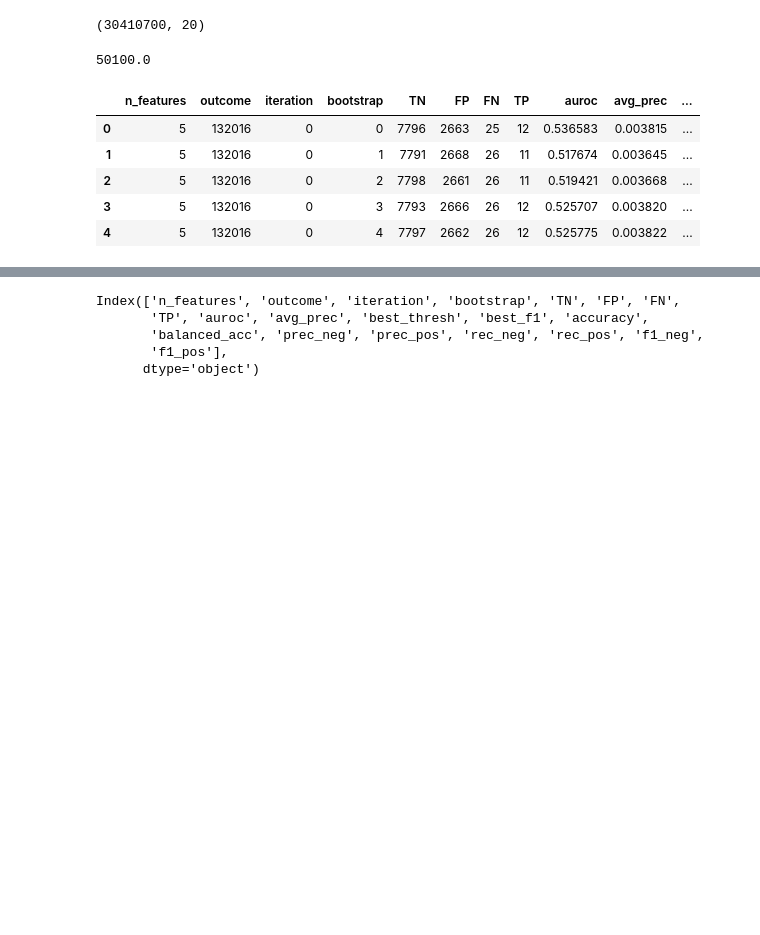
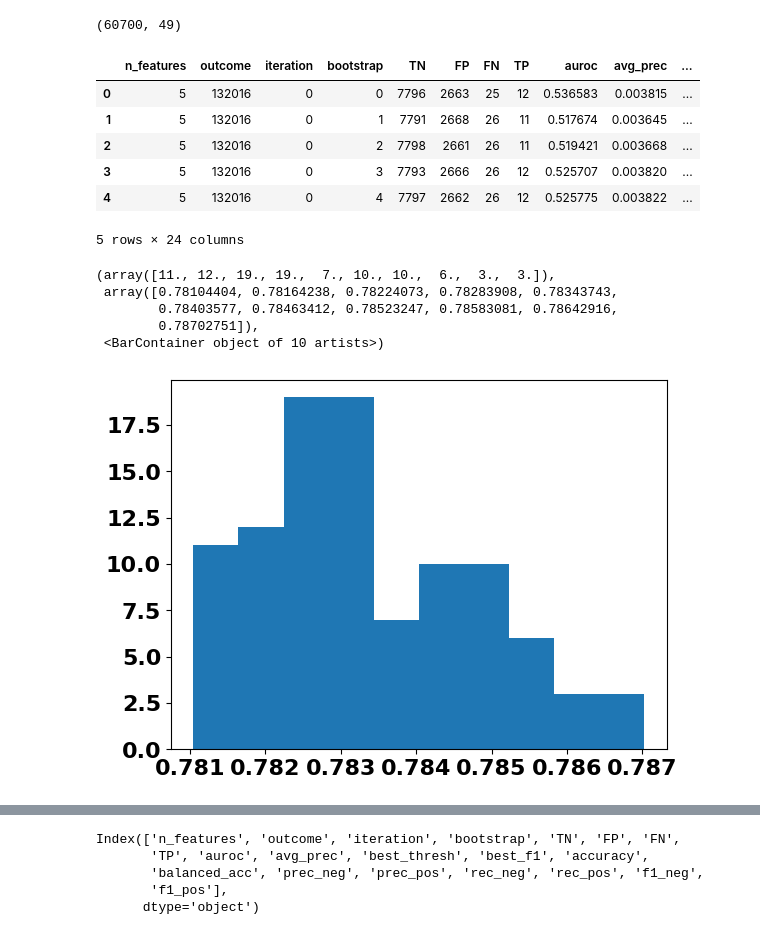
Before and after one commit to RandallJEllis/rfb, a Jupyter notebook: all_outcomes/rfb.ipynb, the cells around one changed output, grey strips where cells are left out. Saved outputs shown, nothing was run; the diff lists cells and outputs as text; code cells hidden in the pictures; blank space fills up the shorter version.

```diff
--- a/all_outcomes/rfb.ipynb
+++ b/all_outcomes/rfb.ipynb
@@ -26,0 +28,43 @@ res = pd.read_parquet('../../tidy_data/all_outcomes/bootstrap/full_bs_results.pa
+# %%
+res['cases'] = res.TP + res.FN
+
+nfeat_5 = res[res['n_features'] == 5]
+nfeat_50 = res[res['n_features'] == 50]
+nfeat_100 = res[res['n_features'] == 100]
+nfeat_500 = res[res['n_features'] == 500]
+nfeat_1000 = res[res['n_features'] == 1000]
+nfeat_all = res[res['n_features'] == 2923]
+# %%
+def mean_outcome(df, summ_stat='mean'):
+    # Select only numeric columns for aggregation
+    numeric_cols = df.select_dtypes(include='number').columns
+
+    # Separate string columns
+    string_cols = df.select_dtypes(include='object').columns
+
+    # Perform aggregation on numeric columns
+    agg_result = df.groupby(['outcome', 'bootstrap'])[numeric_cols].agg([summ_stat, 'std']).reset_index()
+
+    # Merge the original string columns (e.g., taking the first value for each group)
+    string_result = df.groupby('outcome')[string_cols].first().reset_index()
+
+    # Flatten the multi-level column index in agg_result
+    agg_result.columns = ['_'.join(col).strip() for col in agg_result.columns.values]
+
+    # Perform the merge after flattening the column index
+    result = pd.merge(agg_result, string_result, left_on='outcome_', right_on='outcome')
+
+    return result
+
+summ_stat = 'mean'
+
+mean_nfeat_5 = mean_outcome(nfeat_5, summ_stat)
+mean_nfeat_50 = mean_outcome(nfeat_50, summ_stat)
+mean_nfeat_100 = mean_outcome(nfeat_100, summ_stat)
+mean_nfeat_500 = mean_outcome(nfeat_500, summ_stat)
+mean_nfeat_1000 = mean_outcome(nfeat_1000, summ_stat)
+mean_nfeat_all = mean_outcome(nfeat_all, summ_stat)
+
+# new_res = pd.concat([mean_nfeat_5['outcome'],mean_nfeat_5[f'cases_{summ_stat}'], mean_nfeat_5[f'auroc_{summ_stat}'], mean_nfeat_5['auroc_std'], mean_nfeat_all[f'auroc_{summ_stat}'], mean_nfeat_all['auroc_std']], axis=1)
+# new_res.columns = ['outcome', 'cases', f'5_features_{summ_stat}AUC', '5_features_STDEVAUC', f'all_features_{summ_stat}AUC', 'all_features_STDEVAUC']
+# new_res['auroc_diff'] = new_res[f'all_features_{summ_stat}AUC'] - new_res[f'5_features_{summ_stat}AUC']
@@ -27,13 +93,9 @@ res = pd.read_parquet('../../tidy_data/all_outcomes/bootstrap/full_bs_results.pa
 # %%
-res.shape
+mean_nfeat_5.shape
 # %% [output]
-(30410700, 20)
+(60700, 49)
-# %%
-res.shape[0] / 607
-# %% [output]
-50100.0
 # %%
-res.head()
+nfeat_5.head()
 # %% [output]
 |  | n_features | outcome | iteration | bootstrap | TN | FP | FN | TP | auroc | avg_prec | ... |
 | 0 | 5 | 132016 | 0 | 0 | 7796 | 2663 | 25 | 12 | 0.536583 | 0.003815 | ... |
@@ -41,3 +103,13 @@ res.head()
 | 2 | 5 | 132016 | 0 | 2 | 7798 | 2661 | 26 | 11 | 0.519421 | 0.003668 | ... |
 | 3 | 5 | 132016 | 0 | 3 | 7793 | 2666 | 26 | 12 | 0.525707 | 0.003820 | ... |
 | 4 | 5 | 132016 | 0 | 4 | 7797 | 2662 | 26 | 12 | 0.525775 | 0.003822 | ... |
+5 rows × 24 columns
+# %%
+plt.hist(mean_nfeat_5[mean_nfeat_5.outcome == 131022]['auroc_mean'])
+# %% [output]
+(array([11., 12., 19., 19.,  7., 10., 10.,  6.,  3.,  3.]),
+ array([0.78104404, 0.78164238, 0.78224073, 0.78283908, 0.78343743,
+        0.78403577, 0.78463412, 0.78523247, 0.78583081, 0.78642916,
+        0.78702751]),
+ <BarContainer object of 10 artists>)
+[figure, added]
```
Also changed, not shown: parts of 53 cells of this notebook, 9 other files.
